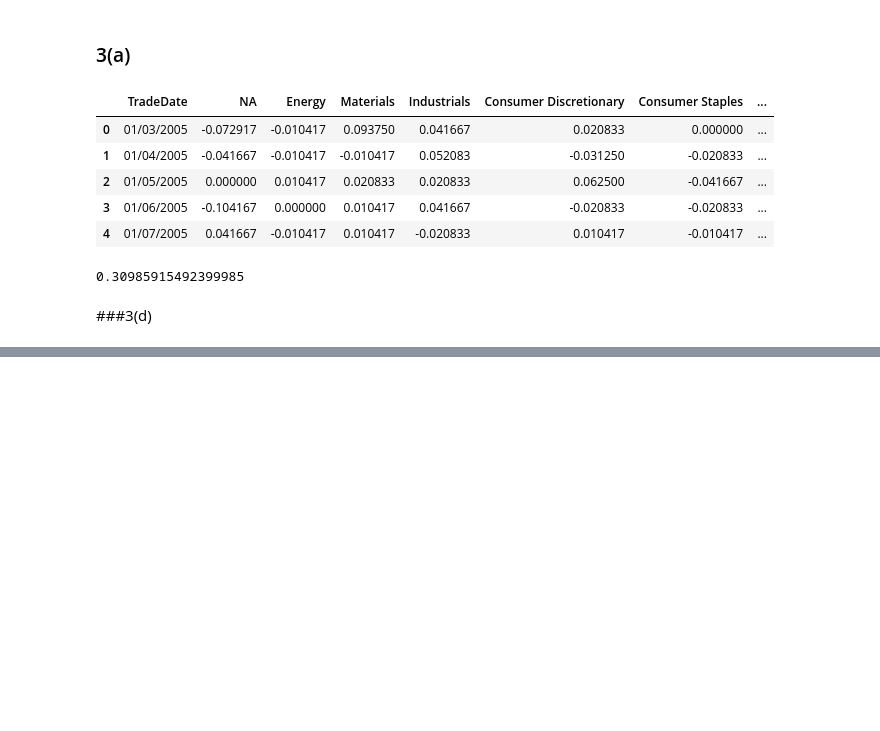
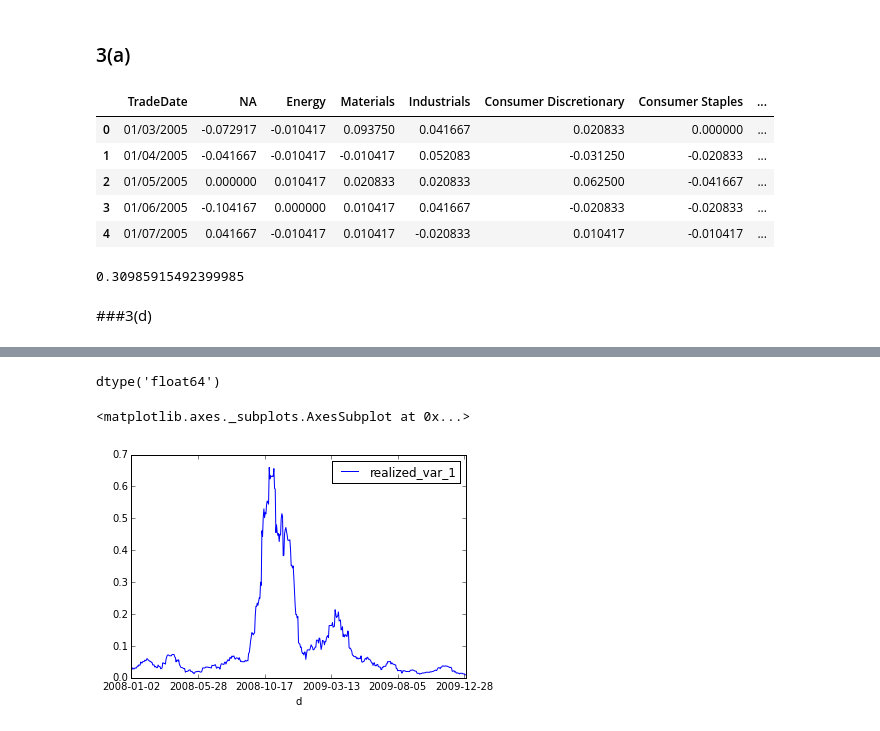
Before and after one commit to haosutang/MIT15.496_Project_C, a Jupyter notebook: Project C.ipynb, the cells around one changed output, grey strips where cells are left out. Saved outputs shown, nothing was run; the diff lists cells and outputs as text; code cells hidden in the pictures; blank space fills up the shorter version.

```diff
--- a/Project C.ipynb
+++ b/Project C.ipynb
@@ -128,0 +135,3 @@ plt.savefig('3d_2.png', format='png')
+# %%
+index = pd.read_excel('4_index.xlsx')
+index_mem = pd.read_excel('4_indexmember.xlsx')
@@ -128,0 +156,5 @@ plt.savefig('3d_2.png', format='png')
+# %%
+index_mem['w_sig1'] = index_mem.vol_021.values*index_mem.weight.values
+index_mem['w_sig3'] = index_mem.vol_063.values*index_mem.weight.values
+index_mem['w_var1'] = index_mem.w_sig1.values**2
+index_mem['w_var3'] = index_mem.w_sig3.values**2
@@ -128,0 +170,28 @@ plt.savefig('3d_2.png', format='png')
+# %%
+# initialize result storage dataframe.
+resultdf = pd.DataFrame({'d': index.d.values, 'realized_var_1': index.var_021, 'realized_var_3': index.var_063})
+# %%
+rows = resultdf.shape[0]
+var1_0 = np.zeros([rows,1])
+var3_0 = np.zeros([rows,1])
+var1_1 = np.zeros([rows,1])
+var3_1 = np.zeros([rows,1])
+rho_1 = np.zeros([rows,1])
+rho_3 = np.zeros([rows,1])
+
+for row in xrange(rows):
+    date = resultdf.iloc[row].d
+    daily_stocks = index_mem[index_mem.d.values==date]
+    var1_0[row] = sum(daily_stocks.w_var1) #index variance 0 - 1 month
+    var3_0[row] = sum(daily_stocks.w_var3) #index variance 0 - 3 months
+    var1_1[row] = sum(daily_stocks.w_sig1)**2
+    var3_1[row] = sum(daily_stocks.w_sig3)**2
+    rho_1[row] = (index.var_021.iloc[row]-var1_0[row])/(var1_1[row]-var1_0[row])
+    rho_3[row] = (index.var_063.iloc[row]-var3_0[row])/(var3_1[row]-var3_0[row])
+
+resultdf['var1_0'] = var1_0
+resultdf['var3_0'] = var3_0
+resultdf['var1_1'] = var1_1
+resultdf['var3_1'] = var3_1
+resultdf['rho_1'] = rho_1
+resultdf['rho_3'] = rho_3
@@ -128,0 +207,9 @@ plt.savefig('3d_2.png', format='png')
+# %%
+resultdf.realized_var_1.dtype
+# %% [output]
+dtype('float64')
+# %%
+resultdf.plot(x = 'd', y='realized_var_1')
+# %% [output]
+<matplotlib.axes._subplots.AxesSubplot at 0x...>
+[figure, added]
```
Also changed, not shown: parts of 12 cells of this notebook, 13 other files.
